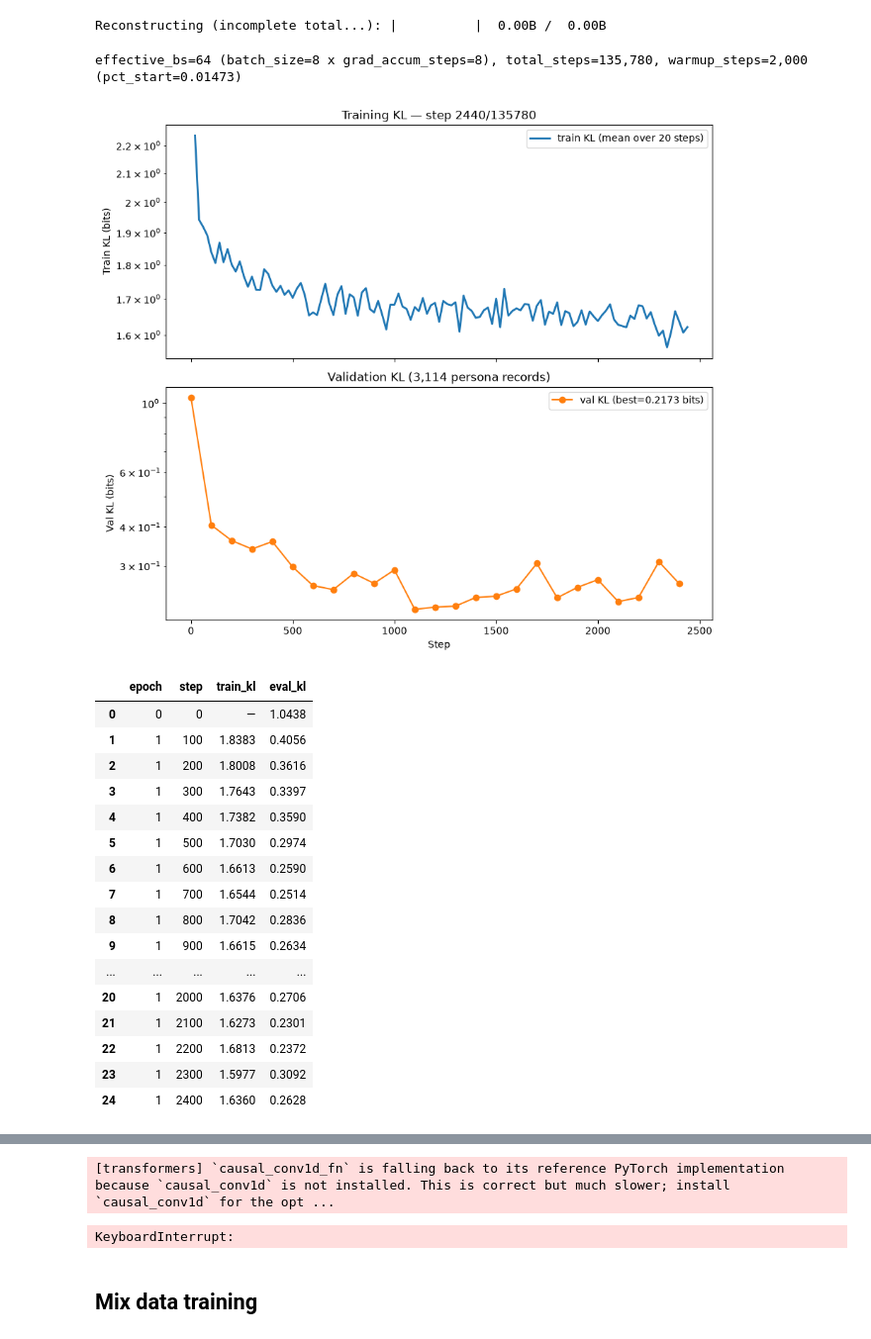
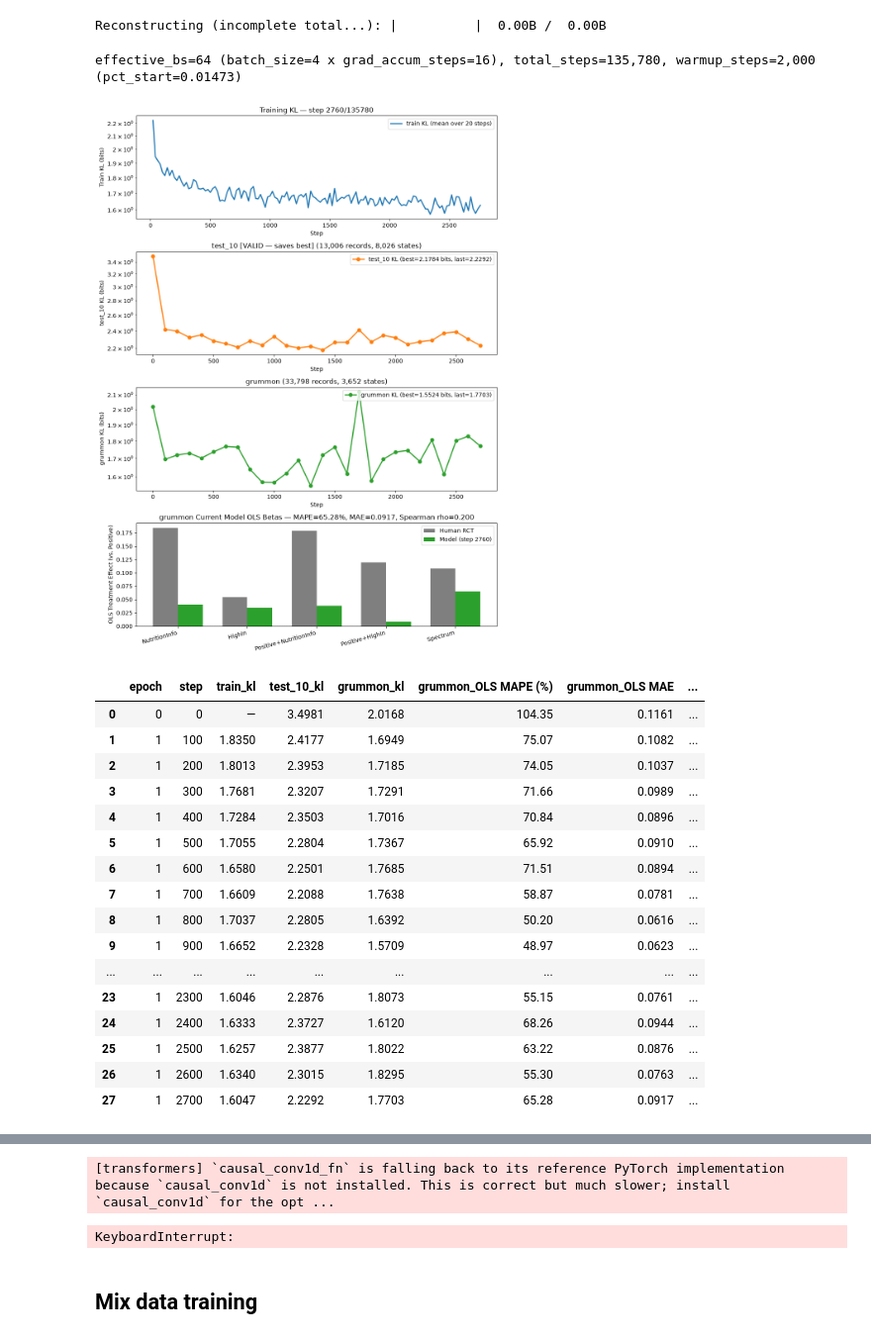
Before and after one commit to davoodwadi/decision-models-finetuning, a Jupyter notebook: code/train-800m.ipynb, the cells around one changed output, grey strips where cells are left out. Shown at 99% size. Cells and saved outputs as stored; diff of their text form; code cells hidden in the pictures.

Commit message:
train grouped

```diff
--- a/code/train-800m.ipynb
+++ b/code/train-800m.ipynb
@@ -736,13 +731,13 @@ KeyboardInterrupt:
 # %%
 resume = False
 from_scratch = True
-eval_records = test_grouped  # or `grummon_grouped`, `valid_grouped`, or un-grouped `test_records`
+
+issp_resp_test10_grouped["valid"] = True
+grummon_grouped["valid"] = False
+eval_records = [issp_resp_test10_grouped, grummon_grouped]
+
 stage2_dir = Path("runs/kev-0.8b-stage2-k2")
-stage3_dir = Path("runs/kev-0.8b-stage3-resp-issp+twin2k-bs64")
-
-BASE_MODEL = "jaredpalmer/kev-0.8b"
-LORA_RANK = 64
-device = "cuda"
+stage3_dir = Path("runs/kev-0.8b-resp-issp+twin2k-bs64")
 
 model = None
 free_gpu()
@@ -762,53 +757,55 @@ Reconstructing (incomplete total...): |          |  0.00B /  0.00B
 # %%
 epochs = 5
 lr = 5e-5
-batch_size = 8
-grad_accum_steps = 8
+batch_size = 4
+grad_accum_steps = 16
 samples_per_epoch = None
 warmup_steps = 2000
 val_every = 100
 
+train_set = train_records_issp_twin2k_resp
+
 effective_bs = batch_size * grad_accum_steps
-n_per_epoch = min(samples_per_epoch, len(train_records_resp)) if samples_per_epoch else len(train_records_resp)
+n_per_epoch = min(samples_per_epoch, len(train_set)) if samples_per_epoch else len(train_set)
 total_steps = epochs * math.ceil(n_per_epoch / effective_bs)
 pct_start = min(0.1, warmup_steps / total_steps)
 print(
     f"effective_bs={effective_bs} (batch_size={batch_size} x grad_accum_steps={grad_accum_steps}), "
     f"total_steps={total_steps:,}, warmup_steps={int(pct_start * total_steps):,} (pct_start={pct_start:.5f})"
 )
 
 plotter_s3 = train_stage(
     model,
-    train_records=train_records_resp,
+    train_records=train_set,
     eval_records=eval_records,
     save_dir=stage3_dir,
     init_from=ckpt,
     epochs=epochs,
     lr=lr,
     pct_start=pct_start,
     batch_size=batch_size,
     grad_accum_steps=grad_accum_steps,
     val_every=val_every,
     samples_per_epoch=samples_per_epoch,
     resume=resume,
 )
 # %% [output]
-effective_bs=64 (batch_size=8 x grad_accum_steps=8), total_steps=135,780, warmup_steps=2,000 (pct_start=0.01473)
+effective_bs=64 (batch_size=4 x grad_accum_steps=16), total_steps=135,780, warmup_steps=2,000 (pct_start=0.01473)
-[figure, old version]
+[figure, new version]
-|  | epoch | step | train_kl | eval_kl |
-| 0 | 0 | 0 | — | 1.0438 |
-| 1 | 1 | 100 | 1.8383 | 0.4056 |
-| 2 | 1 | 200 | 1.8008 | 0.3616 |
-| 3 | 1 | 300 | 1.7643 | 0.3397 |
-| 4 | 1 | 400 | 1.7382 | 0.3590 |
-| 5 | 1 | 500 | 1.7030 | 0.2974 |
-| 6 | 1 | 600 | 1.6613 | 0.2590 |
-| 7 | 1 | 700 | 1.6544 | 0.2514 |
-| 8 | 1 | 800 | 1.7042 | 0.2836 |
-| 9 | 1 | 900 | 1.6615 | 0.2634 |
-| ... | ... | ... | ... | ... |
-| 20 | 1 | 2000 | 1.6376 | 0.2706 |
-| 21 | 1 | 2100 | 1.6273 | 0.2301 |
-| 22 | 1 | 2200 | 1.6813 | 0.2372 |
-| 23 | 1 | 2300 | 1.5977 | 0.3092 |
-| 24 | 1 | 2400 | 1.6360 | 0.2628 |
+|  | epoch | step | train_kl | test_10_kl | grummon_kl | grummon_OLS MAPE (%) | grummon_OLS MAE | ... |
+| 0 | 0 | 0 | — | 3.4981 | 2.0168 | 104.35 | 0.1161 | ... |
+| 1 | 1 | 100 | 1.8350 | 2.4177 | 1.6949 | 75.07 | 0.1082 | ... |
+| 2 | 1 | 200 | 1.8013 | 2.3953 | 1.7185 | 74.05 | 0.1037 | ... |
+| 3 | 1 | 300 | 1.7681 | 2.3207 | 1.7291 | 71.66 | 0.0989 | ... |
+| 4 | 1 | 400 | 1.7284 | 2.3503 | 1.7016 | 70.84 | 0.0896 | ... |
+| 5 | 1 | 500 | 1.7055 | 2.2804 | 1.7367 | 65.92 | 0.0910 | ... |
+| 6 | 1 | 600 | 1.6580 | 2.2501 | 1.7685 | 71.51 | 0.0894 | ... |
+| 7 | 1 | 700 | 1.6609 | 2.2088 | 1.7638 | 58.87 | 0.0781 | ... |
+| 8 | 1 | 800 | 1.7037 | 2.2805 | 1.6392 | 50.20 | 0.0616 | ... |
+| 9 | 1 | 900 | 1.6652 | 2.2328 | 1.5709 | 48.97 | 0.0623 | ... |
+| ... | ... | ... | ... | ... | ... | ... | ... | ... |
+| 23 | 1 | 2300 | 1.6046 | 2.2876 | 1.8073 | 55.15 | 0.0761 | ... |
+| 24 | 1 | 2400 | 1.6333 | 2.3727 | 1.6120 | 68.26 | 0.0944 | ... |
+| 25 | 1 | 2500 | 1.6257 | 2.3877 | 1.8022 | 63.22 | 0.0876 | ... |
+| 26 | 1 | 2600 | 1.6340 | 2.3015 | 1.8295 | 55.30 | 0.0763 | ... |
+| 27 | 1 | 2700 | 1.6047 | 2.2292 | 1.7703 | 65.28 | 0.0917 | ... |
```
Also changed, not shown: parts of 14 cells of this notebook, 15 other files.
